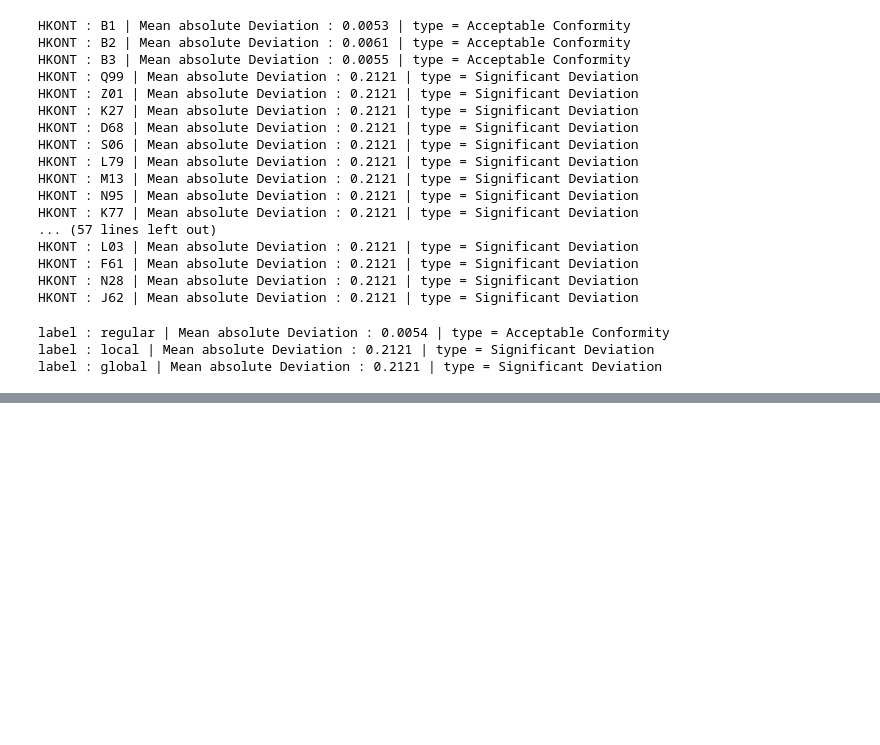
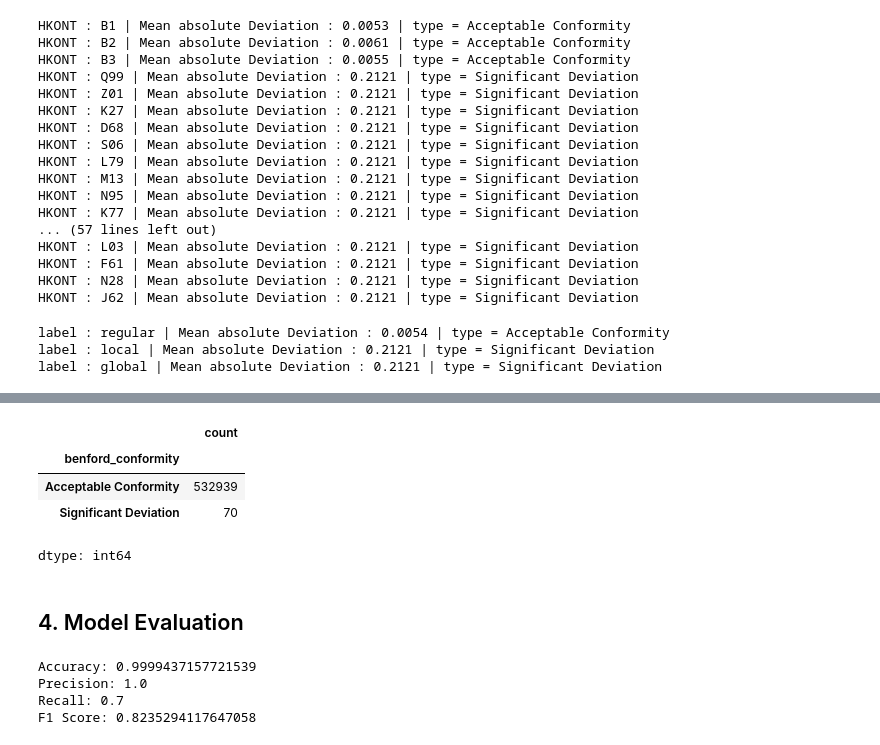
Before and after one commit to dzakialaqsha/autoencoder-benford-analysis, a Jupyter notebook: benford_analysis_demo.ipynb, the cells around one changed output, grey strips where cells are left out. Drawn from its saved outputs; the diff is of its cells as text; code cells hidden in the pictures; blank space fills up the shorter version.

```diff
--- a/benford_analysis_demo.ipynb
+++ b/benford_analysis_demo.ipynb
@@ -76,0 +104,21 @@ label : global | Mean absolute Deviation : 0.2121 | type = Significant Deviation
+# %%
+prediction_data.value_counts('benford_conformity')
+# %% [output]
+|  | count |
+| benford_conformity |  |
+| Acceptable Conformity | 532939 |
+| Significant Deviation | 70 |
+dtype: int64
+# %% [markdown]
+## 4. Model Evaluation
+# %%
+accuracy, precision, recall, f1, confusion_mat = model_building.evaluate_prediction(prediction_data, 'label', 'benford_label')
+print(f"Accuracy: {accuracy}")
+print(f"Precision: {precision}")
+print(f"Recall: {recall}")
+print(f"F1 Score: {f1}")
+# %% [output]
+Accuracy: 0.9999437157721539
+Precision: 1.0
+Recall: 0.7
+F1 Score: 0.8235294117647058
```
Also changed, not shown: parts of 4 cells of this notebook.
